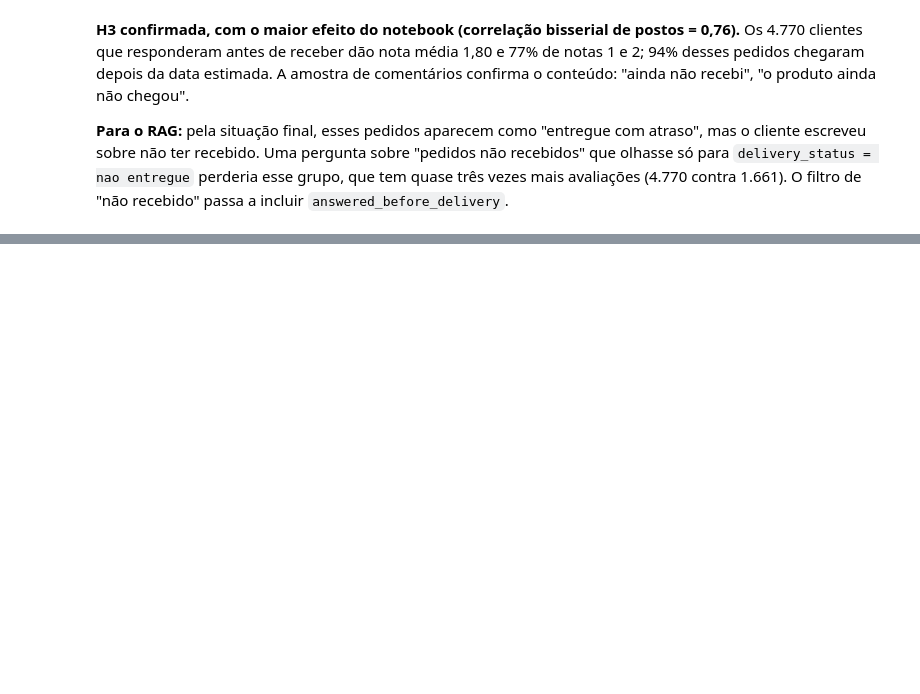
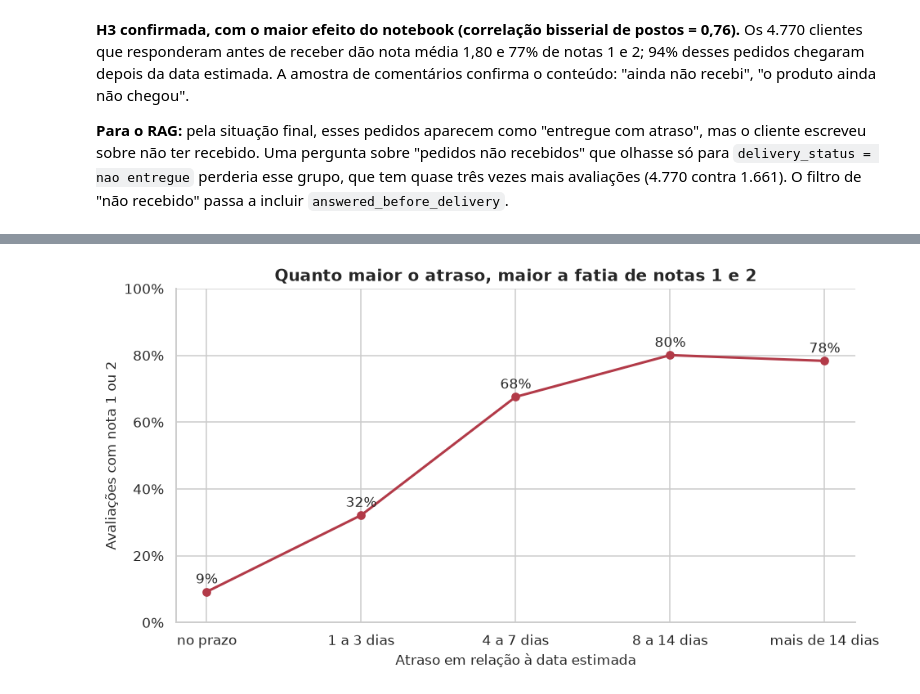
Before and after one commit to guillecosme/fiap-ai-scientist-tech-challenge-fase-04, a Jupyter notebook: notebooks/01_base_e_qualidade.ipynb, the cells around one changed output, grey strips where cells are left out. Drawn from its saved outputs; the diff is of its cells as text; code cells hidden in the pictures; blank space fills up the shorter version.

```diff
--- a/notebooks/01_base_e_qualidade.ipynb
+++ b/notebooks/01_base_e_qualidade.ipynb
@@ -413,0 +461,13 @@ As hipóteses sobre quem comenta, nota e atraso vêm na próxima etapa deste not
+# %%
+faixas = por_atraso.groupby("faixa", observed=True).agg(
+    nota=("review_score", "mean"), pct_neg=("review_score", lambda s: 100 * s.le(2).mean()))
+fig, ax = plt.subplots(figsize=(9, 4.8))
+ax.plot(faixas.index.astype(str), faixas["pct_neg"], marker="o", color=RED, lw=2)
+for i, v in enumerate(faixas["pct_neg"]):
+    ax.text(i, v + 2.5, f"{v:.0f}%", ha="center", fontsize=11)
+ax.set(title="Quanto maior o atraso, maior a fatia de notas 1 e 2",
+       xlabel="Atraso em relação à data estimada", ylabel="Avaliações com nota 1 ou 2", ylim=(0, 100))
+fmt_pct(ax, "y")
+save(fig, "01_insatisfacao_por_atraso");
+# %% [output]
+[figure, added]
```
Also changed, not shown: parts of 9 cells of this notebook, 9 other files.
